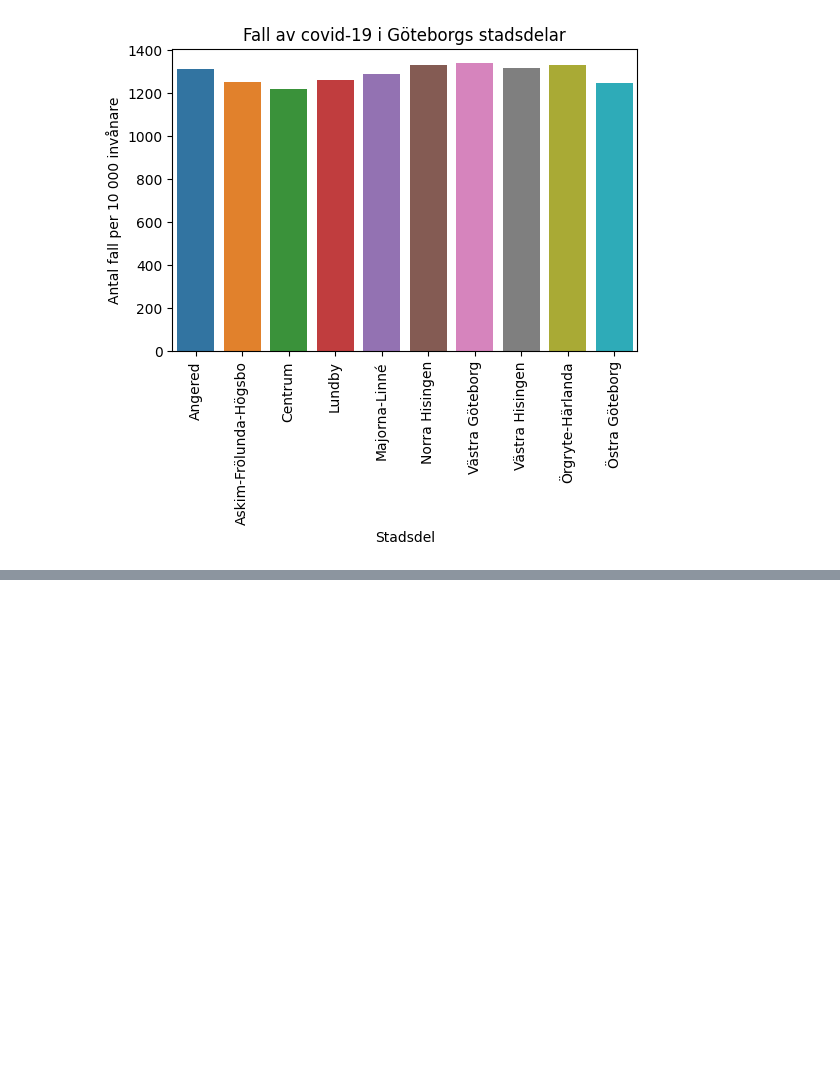
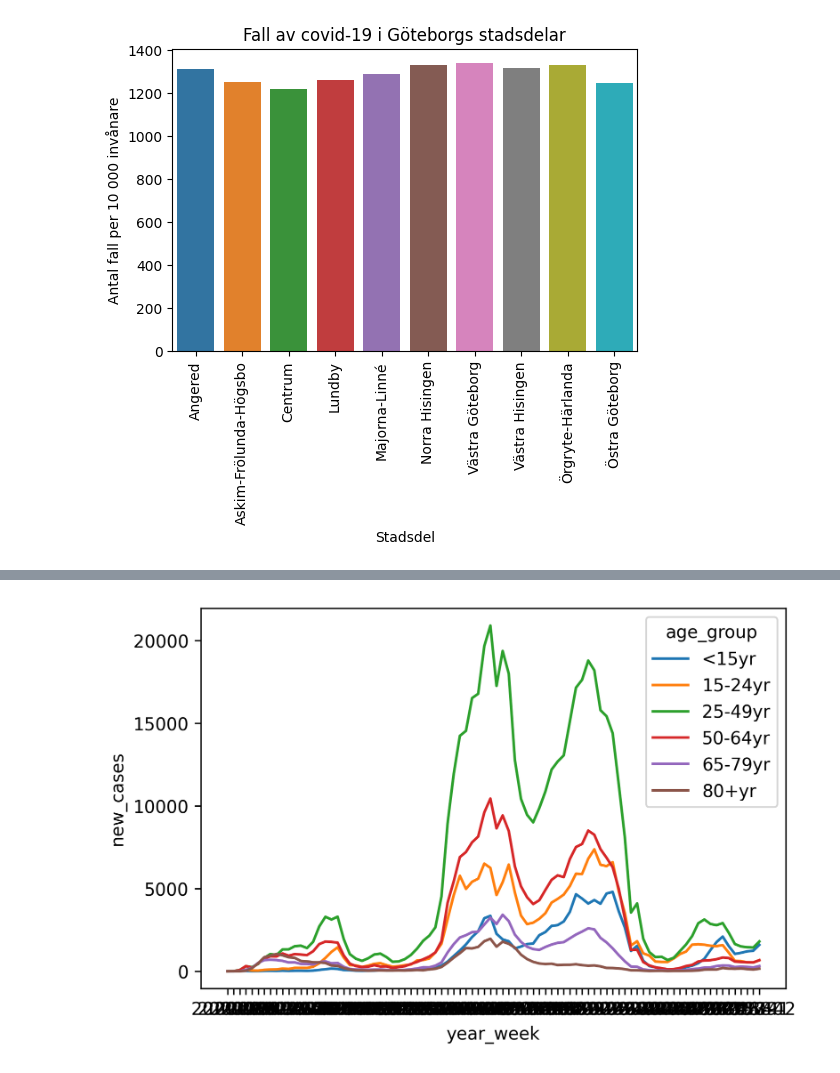
Before and after one commit to Anna-MariaSjolund/Data-Handling-Anna-MariaSjolund, a Jupyter notebook: Labs/Covid-Lab/covid_lab.ipynb, the cells around one changed output, grey strips where cells are left out. Saved outputs shown, nothing was run; the diff lists cells and outputs as text; code cells hidden in the pictures; blank space fills up the shorter version.

Commit message:
Added age plot

```diff
--- a/Labs/Covid-Lab/covid_lab.ipynb
+++ b/Labs/Covid-Lab/covid_lab.ipynb
@@ -648,0 +655,3 @@ _ = plot1.set_title("Fall av covid-19 i Göteborgs stadsdelar")
+# %%
+cases_age = pd.read_excel("data/new_cases_weekly_per_age.xlsx")
+cases_age.head()
@@ -648,0 +692,3 @@ _ = plot1.set_title("Fall av covid-19 i Göteborgs stadsdelar")
+# %%
+cases_age_swe = cases_age[cases_age["country"] == "Sweden"].reset_index(drop=True)
+cases_age_swe
@@ -648,0 +759,5 @@ _ = plot1.set_title("Fall av covid-19 i Göteborgs stadsdelar")
+# %%
+#I decide to remove the rows with missing values for new_cases (but keep week 6).
+#The missing values are quite few and in the beginning of the pandemic, and therefore I argue that it is better to remove them, than trying to impute them
+cases_age_swe = cases_age_swe.dropna(subset=["new_cases"]) #Drops all the NaN in the new_cases column, but NaN in the rate_14_day_per_100k are still there
+cases_age_swe.isna().sum()
@@ -648,0 +790,5 @@ _ = plot1.set_title("Fall av covid-19 i Göteborgs stadsdelar")
+# %%
+plt.figure(dpi=300)
+plot = sns.lineplot(data=cases_age_swe, x="year_week", y="new_cases", hue="age_group")
+# %% [output]
+[figure, added]
```
Also changed, not shown: parts of 14 cells of this notebook.
